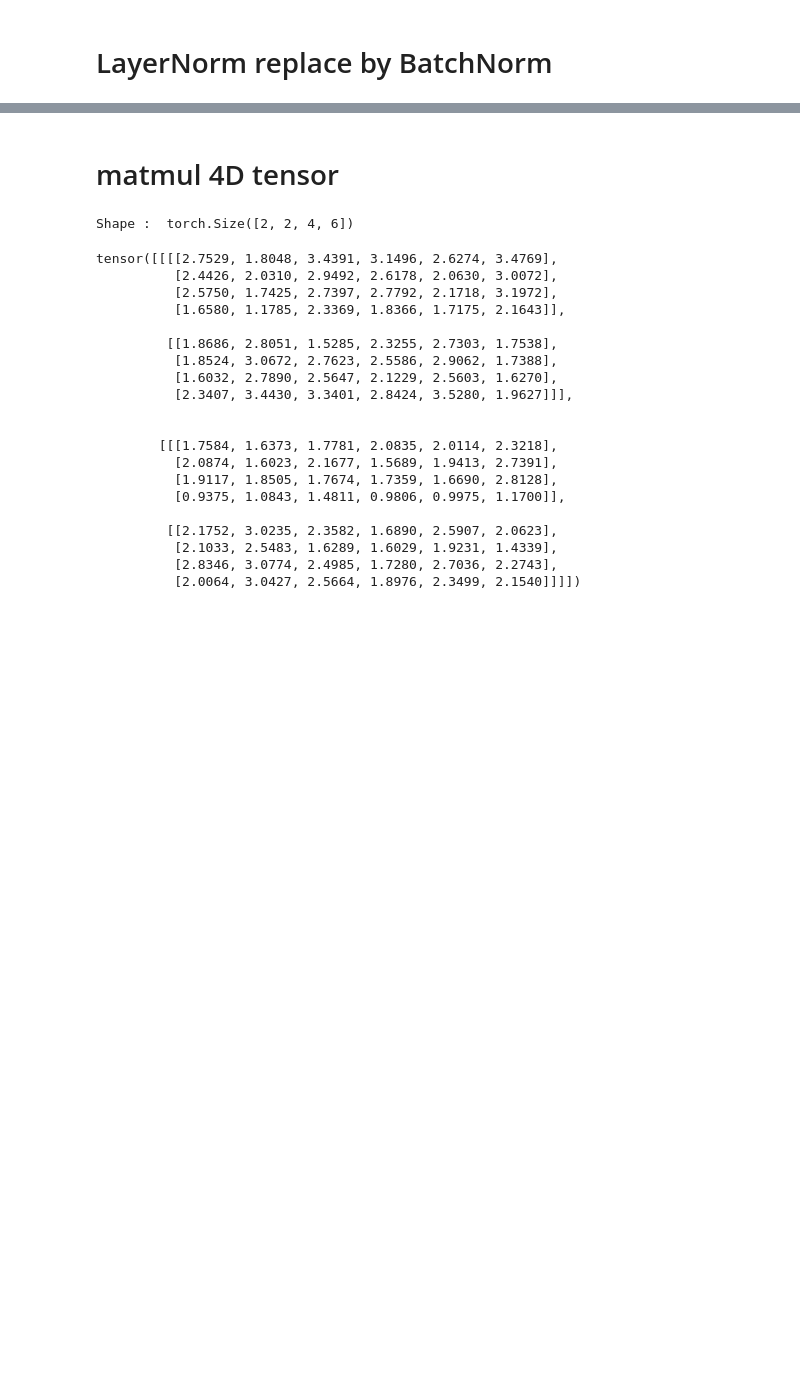
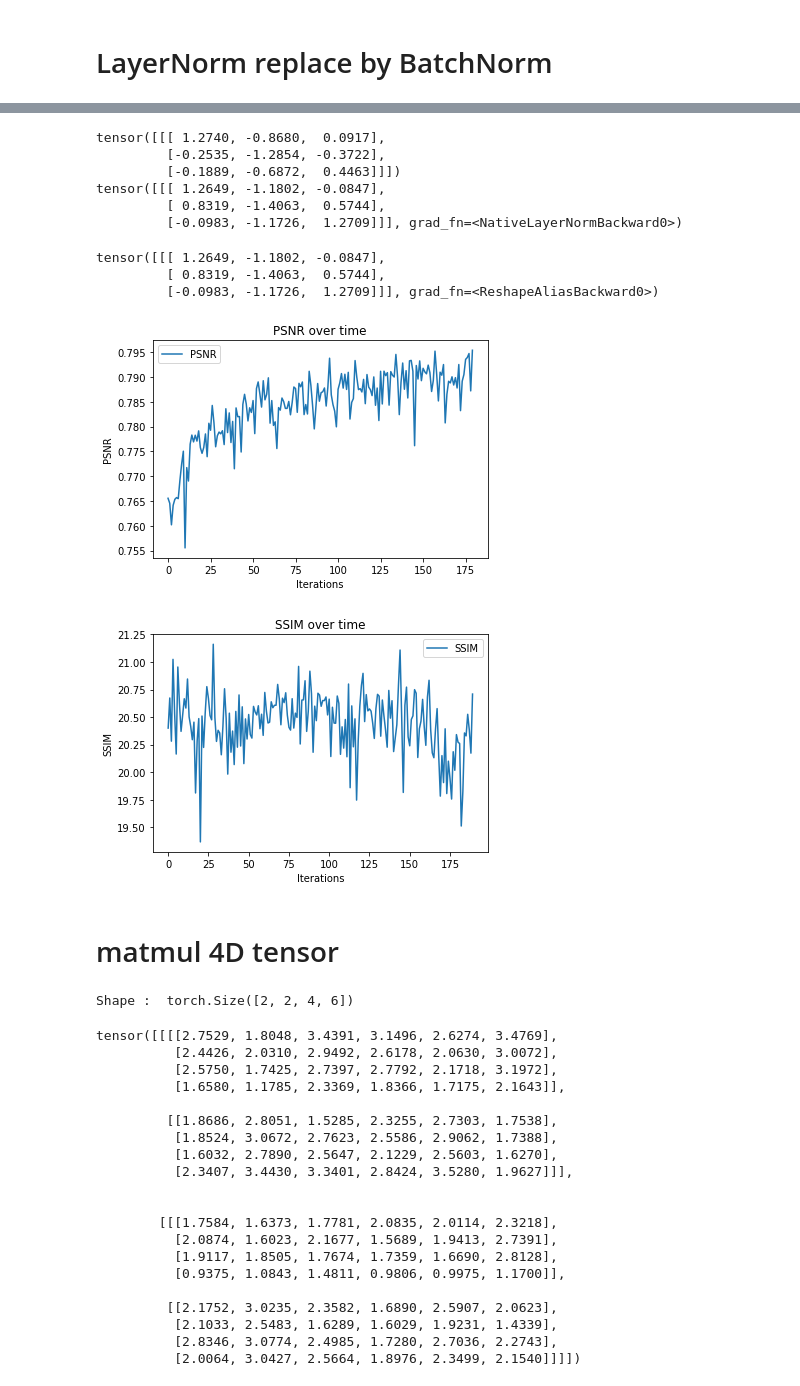
Before and after one commit to Tsung-Hung/dummy-git, a Jupyter notebook: 歡迎使用_Colaboratory.ipynb, the cells around one changed output, grey strips where cells are left out. Saved outputs shown, nothing was run; the diff lists cells and outputs as text; code cells hidden in the pictures; blank space fills up the shorter version.

```diff
--- a/歡迎使用_Colaboratory.ipynb
+++ b/歡迎使用_Colaboratory.ipynb
@@ -15,5 +17,5 @@ import torch.nn.functional as F
 # %%
-batch, sentence_length, embedding_dim = 2, 3, 5
+batch, sentence_length, embedding_dim = 3, 3, 5
 embedding = torch.randn(batch, sentence_length, embedding_dim)
 print(embedding)
 layer_norm = nn.LayerNorm(embedding_dim)
@@ -313,3 +321,68 @@ Epoch [3/50], Loss: 3.9658
+# %%
+batch, sentence_length, embedding_dim = 1, 3, 3
+embedding = torch.randn(batch, sentence_length, embedding_dim)
+print(embedding)
+layer_norm = nn.LayerNorm(embedding_dim)
+# Activate module
+origin = layer_norm(embedding)
+print(origin)
+# %% [output]
+tensor([[[ 1.2740, -0.8680,  0.0917],
+         [-0.2535, -1.2854, -0.3722],
+         [-0.1889, -0.6872,  0.4463]]])
+tensor([[[ 1.2649, -1.1802, -0.0847],
+         [ 0.8319, -1.4063,  0.5744],
+         [-0.0983, -1.1726,  1.2709]]], grad_fn=<NativeLayerNormBackward0>)
+# %%
+def Layer_norm2(x):
+    '''
+    BatchNorm1d
+    '''
+    batch, sentence_length, embedding_dim = x.shape
+    x = x.reshape(1, batch*sentence_length, embedding_dim)
+    layer_norm = nn.BatchNorm1d(x.shape[1], track_running_stats=True, affine=True)
+    output = layer_norm(x)
+    output = output.reshape(output.shape[1], output.shape[2]).reshape(batch, sentence_length, embedding_dim)
+    return output
+
+test = Layer_norm2(embedding)
+test
+# %% [output]
+tensor([[[ 1.2649, -1.1802, -0.0847],
+         [ 0.8319, -1.4063,  0.5744],
+         [-0.0983, -1.1726,  1.2709]]], grad_fn=<ReshapeAliasBackward0>)
+# %%
+import matplotlib.pyplot as plt
+
+PSNR = []
+SSIM = []
+
+with open('log.txt', 'r') as f:
+    for line in f:
+        data = re.findall(r'\d+\.\d+', line)
+
+        data = [float(n) for n in data]
+        PSNR.append(float(data[0]))
+        SSIM.append(float(data[1]))
+
+# Plot the loss
+plt.plot(PSNR[20:], label='PSNR')
+plt.xlabel('Iterations')
+plt.ylabel('PSNR')
+plt.title('PSNR over time')
+plt.legend()
+plt.show()
+
+# Plot the accuracy
+plt.plot(SSIM[10:], label='SSIM')
+plt.xlabel('Iterations')
+plt.ylabel('SSIM')
+plt.title('SSIM over time')
+plt.legend()
+plt.show()
+# %% [output]
+[figure, added]
+[figure, added]
 # %% [markdown]
 # matmul 4D tensor
 # %%
```
Also changed, not shown: parts of 14 cells of this notebook.
